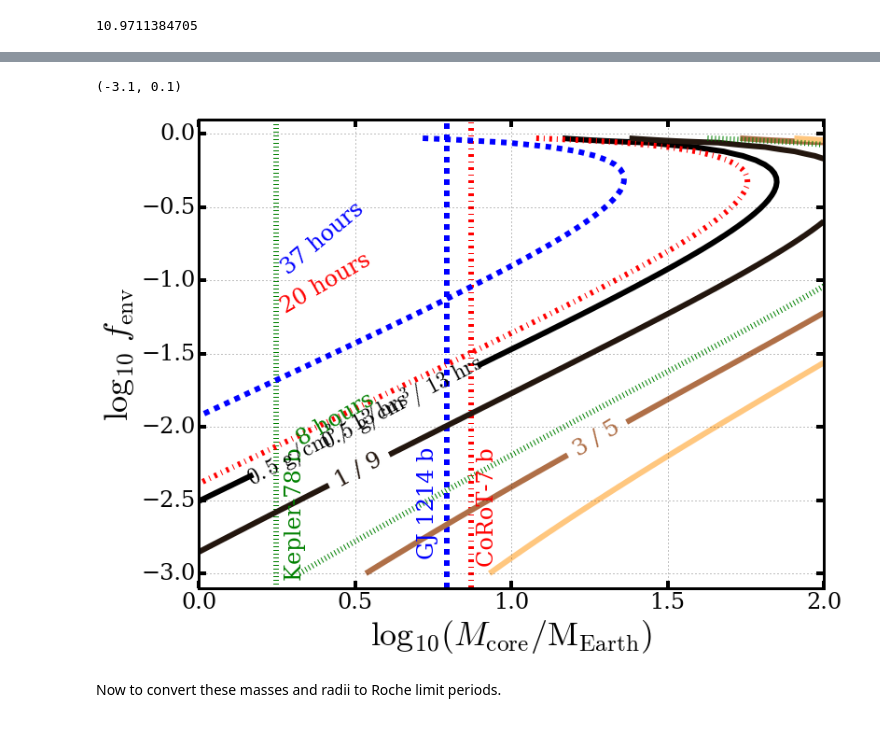
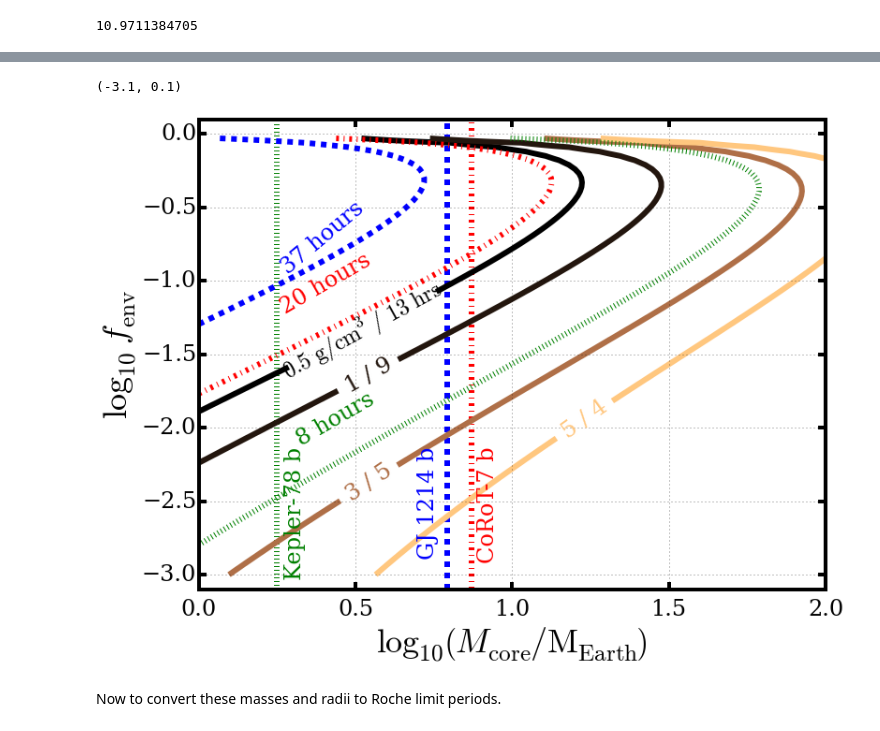
Before and after one commit to decaelus/CeMDA_tidal_evol, a Jupyter notebook: CeDMA_Calculations.ipynb, the cells around one changed output, grey strips where cells are left out. Cells and saved outputs as stored; diff of their text form; code cells hidden in the pictures.

Commit message:
Changes to figure, Added data
-Made final(?) version of plot mass orbital
-Added data harvested from Fig 4 of Lopez & Fortney (2014), showing
entropy evolution

```diff
--- a/CeDMA_Calculations.ipynb
+++ b/CeDMA_Calculations.ipynb
@@ -181,7 +181,7 @@ for i in range(len(Mcores)):
 
         cur_Mp = Mcores[i]/(1. - fenvs[j])
         Mps[i,j] = cur_Mp.value
-        cur_Rp = Lopez_superearth_radius(cur_Mp, fenv=fenvs[j], age=10e6*u.year)*cds.Rgeo
+        cur_Rp = Lopez_superearth_radius(cur_Mp, fenv=fenvs[j], age=1e9*u.year)*cds.Rgeo
         Rps[i,j] = cur_Rp.value
         density[i,j] = (cur_Mp/(4.*np.pi/3.*(cur_Rp)**3)).to('g/cm^3').value
         Ps_Roche[i,j] = Rappaport_Roche_limit(rhop=density[i,j]*u.g/u.cm**3, incompressible=True).to('hour').value
@@ -226,34 +226,34 @@ ax.text(0.25, -0.9, '%i hours' % P_lvls[0], rotation=30, fontsize=24, color='r')
 # ax.axvline(np.log10(Mcore), color='red')
 # CS = ax.contour(np.log10(Mcores), np.log10(fenvs), Ps_Roche, colors='blue', linewidths=8, levels=P_lvls)
 # Rp_lvls = [2.678]
 
 #GJ 436 b -- https://en.wikipedia.org/wiki/Gliese_436_b
 # Mcore = 23.0*(1. - 0.12)
 # # Rp_lvls = [4.327]
 # P_lvls = [2.643904*24.]
 # ax.axvline(np.log10(Mcore), color='green', zorder=-1, linestyle=':', linewidth=6)
 # ax.text(np.log10(Mcore)*0.93, -2, 'GJ 436 b', rotation='vertical', color='green', fontsize=24)
 # CS = ax.contour(np.log10(Mcores), np.log10(fenvs), Ps_Roche, colors='green', levels=P_lvls, linestyles=':', linewidths=6)
 # ax.text(0., -0.4, '%i hours' % P_lvls[0], rotation=45, fontsize=24, color='g')
 
 #Kepler-78 b -- https://en.wikipedia.org/wiki/Kepler-78b
 Mcore = 1.77
 P_lvls = [0.355007*24.]
 ax.axvline(np.log10(Mcore), color='green', zorder=-1, linestyle=':', linewidth=6)
 ax.text(np.log10(Mcore)*1.1, -2.25, 'Kepler-78 b', rotation='vertical', color='green', fontsize=24)
 CS = ax.contour(np.log10(Mcores), np.log10(fenvs), Ps_Roche, colors='green', levels=P_lvls, linestyles=':', linewidths=6)
 ax.text(0.3, -1.85, '%i hours' % P_lvls[0], rotation=30, fontsize=24, color='g')
 
 ax.set_xlabel('$\\log_{10} \\left( M_{\\rm core}/{\\rm M_{Earth}}\\right)$', fontsize=36)
 ax.set_ylabel('$\\log_{10}\ f_{\\rm env}$', fontsize=36)
 
 ax.set_xlim([0, 2])
 ax.set_ylim([-3.1, 0.1])
 
 #fig.savefig('LopezFortney2013_density-PRoche_contours.eps', dpi=1000, bbox_inches='tight')
 # %% [output]
 (-3.1, 0.1)
-[figure, old version]
+[figure, new version]
 # %% [markdown]
 Now to convert these masses and radii to Roche limit periods.
 # %%
```
Also changed, not shown: parts of 3 cells of this notebook, 4 other files.
